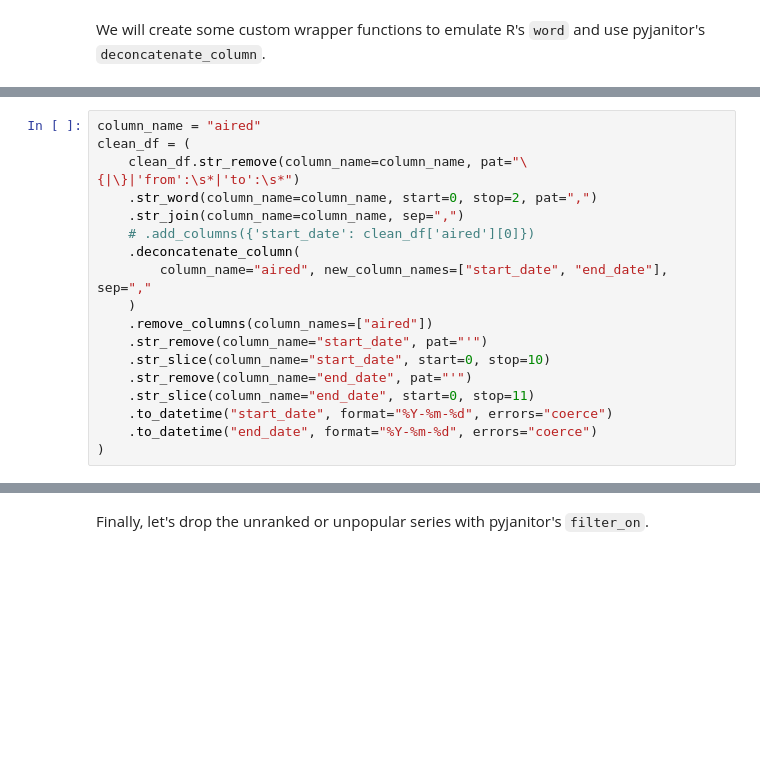
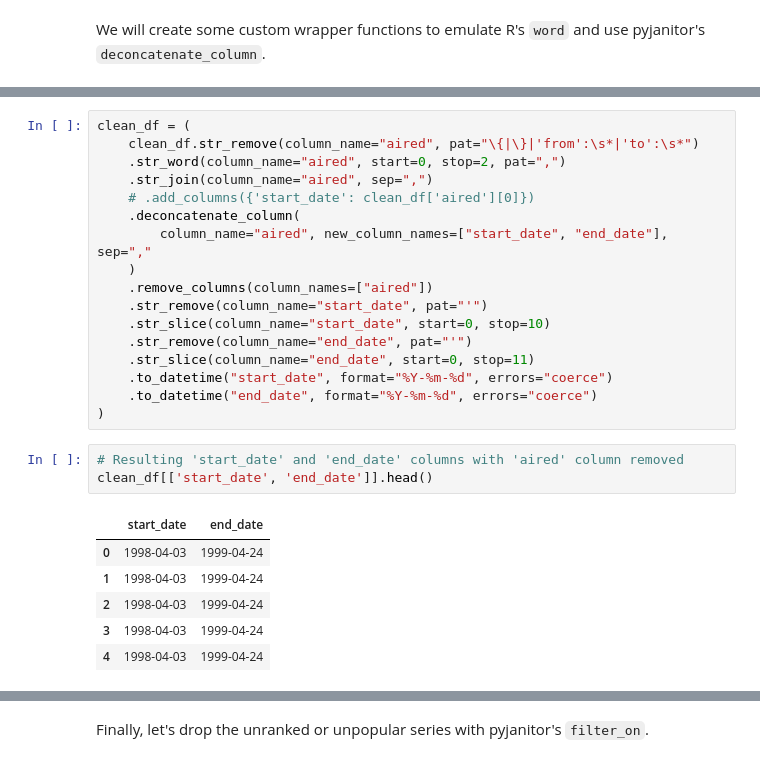
Before and after one commit to pyjanitor-devs/pyjanitor, a Jupyter notebook: examples/notebooks/tidytuesday_20190423.ipynb, the cells around one changed output, grey strips where cells are left out. Cells and saved outputs as stored; diff of their text form; blank space fills up the shorter version.

```diff
--- a/examples/notebooks/tidytuesday_20190423.ipynb
+++ b/examples/notebooks/tidytuesday_20190423.ipynb
@@ -379,11 +486,10 @@ def str_slice(
     df[column_name] = df[column_name].str[start:stop]
     return df
 # %%
-column_name = "aired"
 clean_df = (
-    clean_df.str_remove(column_name=column_name, pat="\{|\}|'from':\s*|'to':\s*")
-    .str_word(column_name=column_name, start=0, stop=2, pat=",")
-    .str_join(column_name=column_name, sep=",")
+    clean_df.str_remove(column_name="aired", pat="\{|\}|'from':\s*|'to':\s*")
+    .str_word(column_name="aired", start=0, stop=2, pat=",")
+    .str_join(column_name="aired", sep=",")
     # .add_columns({'start_date': clean_df['aired'][0]})
     .deconcatenate_column(
         column_name="aired", new_column_names=["start_date", "end_date"], sep=","
@@ -396,3 +502,13 @@ clean_df = (
     .to_datetime("start_date", format="%Y-%m-%d", errors="coerce")
     .to_datetime("end_date", format="%Y-%m-%d", errors="coerce")
 )
+# %%
+# Resulting 'start_date' and 'end_date' columns with 'aired' column removed
+clean_df[['start_date', 'end_date']].head()
+# %% [output]
+|  | start_date | end_date |
+| 0 | 1998-04-03 | 1999-04-24 |
+| 1 | 1998-04-03 | 1999-04-24 |
+| 2 | 1998-04-03 | 1999-04-24 |
+| 3 | 1998-04-03 | 1999-04-24 |
+| 4 | 1998-04-03 | 1999-04-24 |
```
Also changed, not shown: parts of 42 cells of this notebook.
